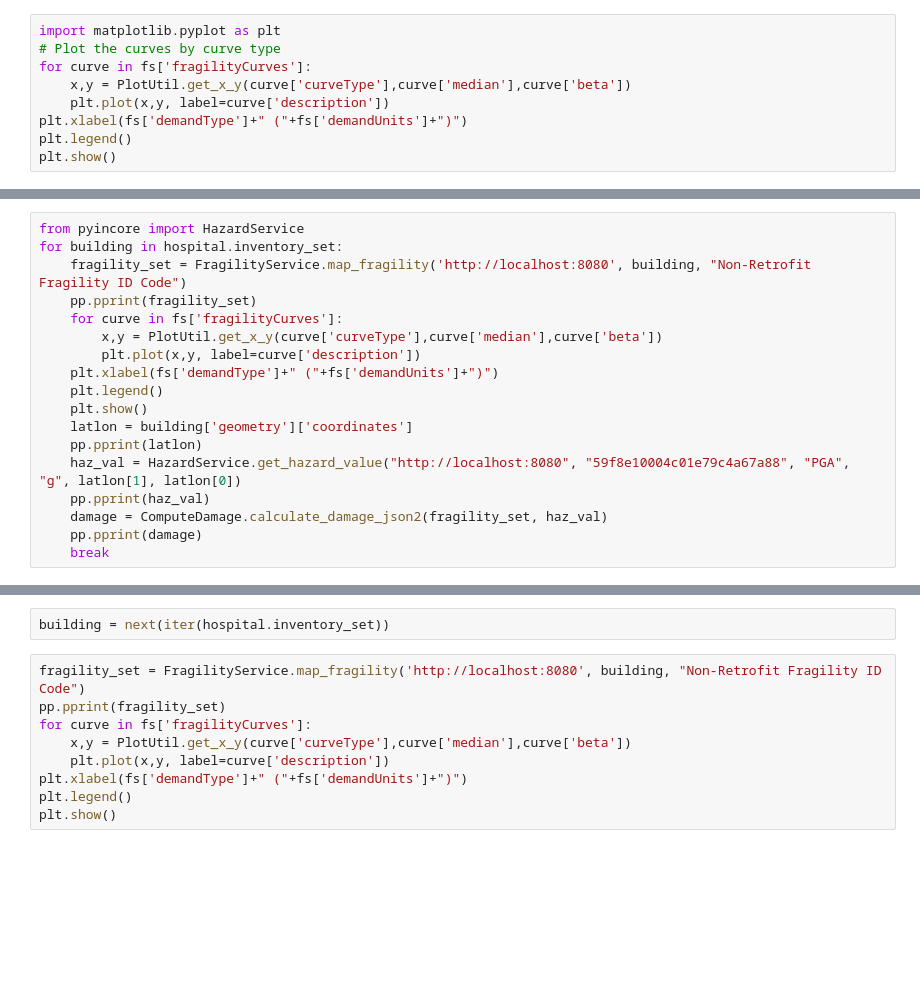
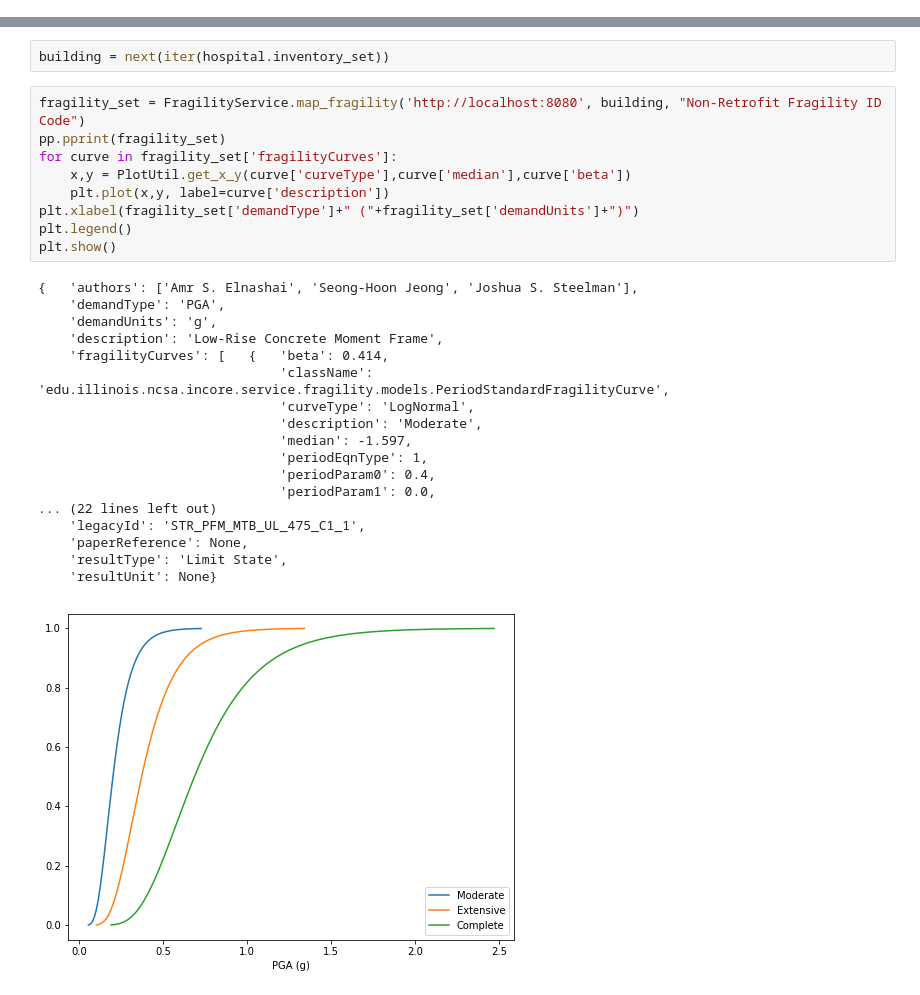
Before and after one commit to IN-CORE/pyincore, a Jupyter notebook: pyincore/pyincore-test.ipynb, the cells around one changed output, grey strips where cells are left out. Drawn from its saved outputs; the diff is of its cells as text; blank space fills up the shorter version.

```diff
--- a/pyincore/pyincore-test.ipynb
+++ b/pyincore/pyincore-test.ipynb
@@ -33,9 +10,0 @@ pp.pprint(fs)
-# %%
-import matplotlib.pyplot as plt
-# Plot the curves by curve type
-for curve in fs['fragilityCurves']:
-    x,y = PlotUtil.get_x_y(curve['curveType'],curve['median'],curve['beta'])
-    plt.plot(x,y, label=curve['description'])
-plt.xlabel(fs['demandType']+" ("+fs['demandUnits']+")")
-plt.legend()
-plt.show()
@@ -100,21 +57,3 @@ gdf.head()
 | 3 | F | Lowland | 3 | 367311 | 2 | 012008 00012_1_1 | Health Care | COMMERCIAL BSMT | 21677039 | Pre - Code | ... |
 | 4 | F | Upland | 2 | 1027399 | 0 | 001041 00001C_8_1 | Health Care | NONE | 10456153 | Moderate - Code | ... |
 5 rows × 32 columns
-# %%
-from pyincore import HazardService
-for building in hospital.inventory_set:
-    fragility_set = FragilityService.map_fragility('http://localhost:8080', building, "Non-Retrofit Fragility ID Code")
-    pp.pprint(fragility_set)
-    for curve in fs['fragilityCurves']:
-        x,y = PlotUtil.get_x_y(curve['curveType'],curve['median'],curve['beta'])
-        plt.plot(x,y, label=curve['description'])
-    plt.xlabel(fs['demandType']+" ("+fs['demandUnits']+")")
-    plt.legend()
-    plt.show()
-    latlon = building['geometry']['coordinates']
-    pp.pprint(latlon)
-    haz_val = HazardService.get_hazard_value("http://localhost:8080", "59f8e10004c01e79c4a67a88", "PGA", "g", latlon[1], latlon[0])
-    pp.pprint(haz_val)
-    damage = ComputeDamage.calculate_damage_json2(fragility_set, haz_val)
-    pp.pprint(damage)
-    break
@@ -145,12 +72,31 @@ building = next(iter(hospital.inventory_set))
 # %%
 fragility_set = FragilityService.map_fragility('http://localhost:8080', building, "Non-Retrofit Fragility ID Code")
 pp.pprint(fragility_set)
-for curve in fs['fragilityCurves']:
+for curve in fragility_set['fragilityCurves']:
     x,y = PlotUtil.get_x_y(curve['curveType'],curve['median'],curve['beta'])
     plt.plot(x,y, label=curve['description'])
-plt.xlabel(fs['demandType']+" ("+fs['demandUnits']+")")
+plt.xlabel(fragility_set['demandType']+" ("+fragility_set['demandUnits']+")")
 plt.legend()
 plt.show()
+# %% [output]
+{   'authors': ['Amr S. Elnashai', 'Seong-Hoon Jeong', 'Joshua S. Steelman'],
+    'demandType': 'PGA',
+    'demandUnits': 'g',
+    'description': 'Low-Rise Concrete Moment Frame',
+    'fragilityCurves': [   {   'beta': 0.414,
+                               'className': 'edu.illinois.ncsa.incore.service.fragility.models.PeriodStandardFragilityCurve',
+                               'curveType': 'LogNormal',
+                               'description': 'Moderate',
+                               'median': -1.597,
+                               'periodEqnType': 1,
+                               'periodParam0': 0.4,
+                               'periodParam1': 0.0,
+... (22 lines left out)
+    'legacyId': 'STR_PFM_MTB_UL_475_C1_1',
+    'paperReference': None,
+    'resultType': 'Limit State',
+    'resultUnit': None}
+[figure, added]
 # %%
 latlon = building['geometry']['coordinates']
 pp.pprint(latlon)
```
Also changed, not shown: parts of 12 cells of this notebook, 1 other file.
